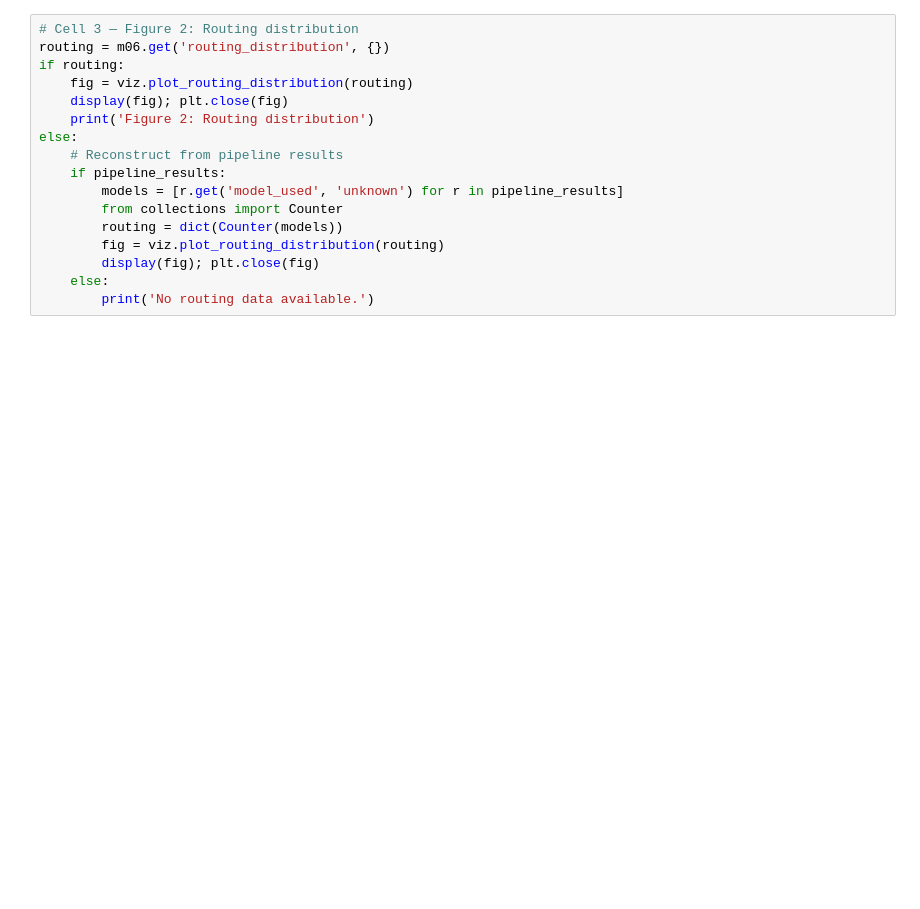
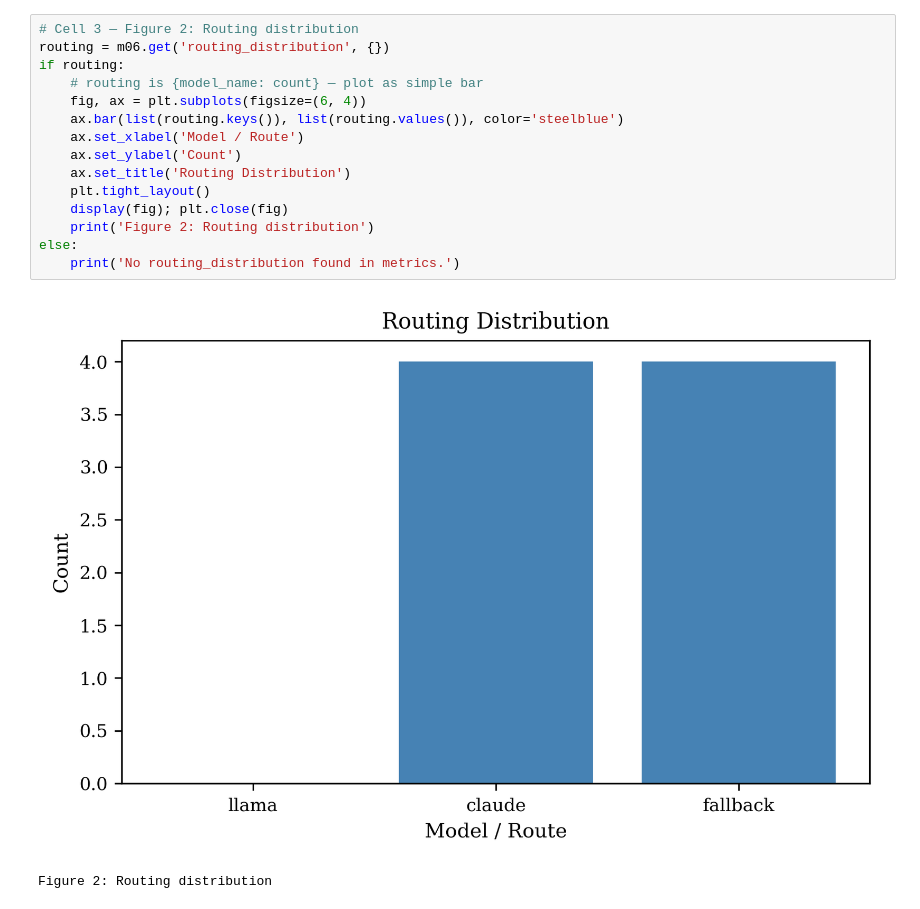
Before and after one commit to syrinemrf/BI-Platform, a Jupyter notebook: research/notebooks/08_results_and_figures.ipynb, the cells around one changed output. Saved outputs shown, nothing was run; the diff lists cells and outputs as text; blank space fills up the shorter version.

```diff
--- a/research/notebooks/08_results_and_figures.ipynb
+++ b/research/notebooks/08_results_and_figures.ipynb
@@ -85,18 +110,19 @@ else:
 # %%
 # Cell 3 — Figure 2: Routing distribution
 routing = m06.get('routing_distribution', {})
 if routing:
-    fig = viz.plot_routing_distribution(routing)
+    # routing is {model_name: count} — plot as simple bar
+    fig, ax = plt.subplots(figsize=(6, 4))
+    ax.bar(list(routing.keys()), list(routing.values()), color='steelblue')
+    ax.set_xlabel('Model / Route')
+    ax.set_ylabel('Count')
+    ax.set_title('Routing Distribution')
+    plt.tight_layout()
     display(fig); plt.close(fig)
     print('Figure 2: Routing distribution')
 else:
-    # Reconstruct from pipeline results
-    if pipeline_results:
-        models = [r.get('model_used', 'unknown') for r in pipeline_results]
-        from collections import Counter
-        routing = dict(Counter(models))
-        fig = viz.plot_routing_distribution(routing)
-        display(fig); plt.close(fig)
-    else:
-        print('No routing data available.')
+    print('No routing_distribution found in metrics.')
+# %% [output]
+[figure, added]
+Figure 2: Routing distribution
 # %%
```
Also changed, not shown: parts of 9 cells of this notebook, 49 other files.
